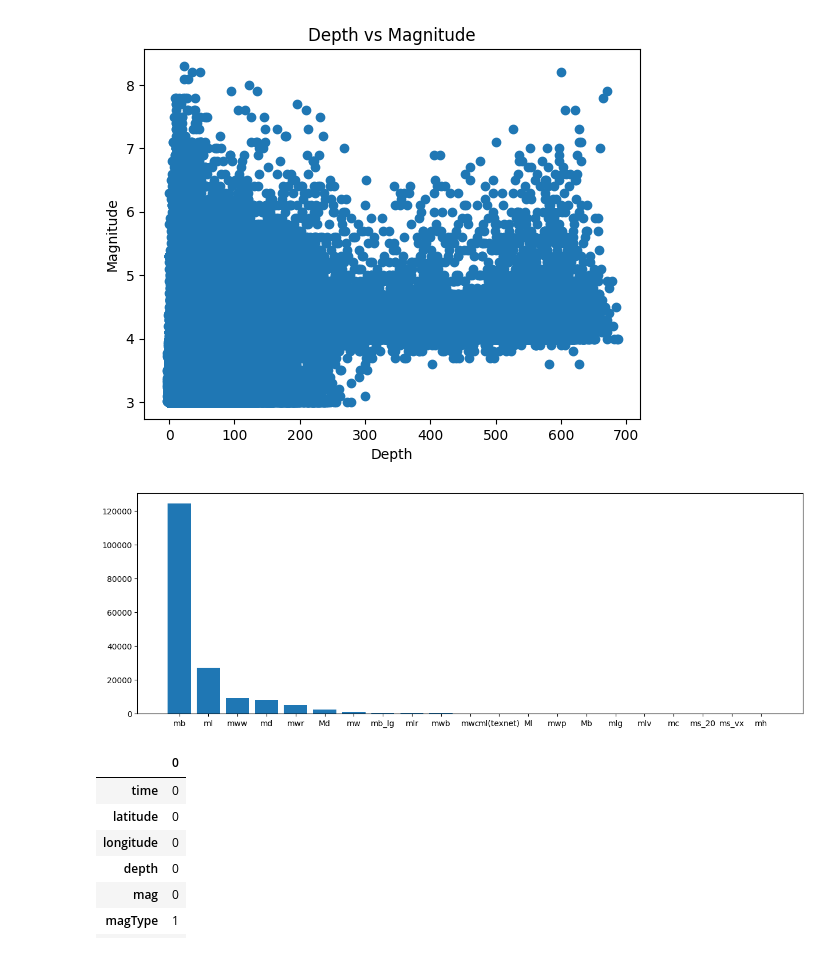
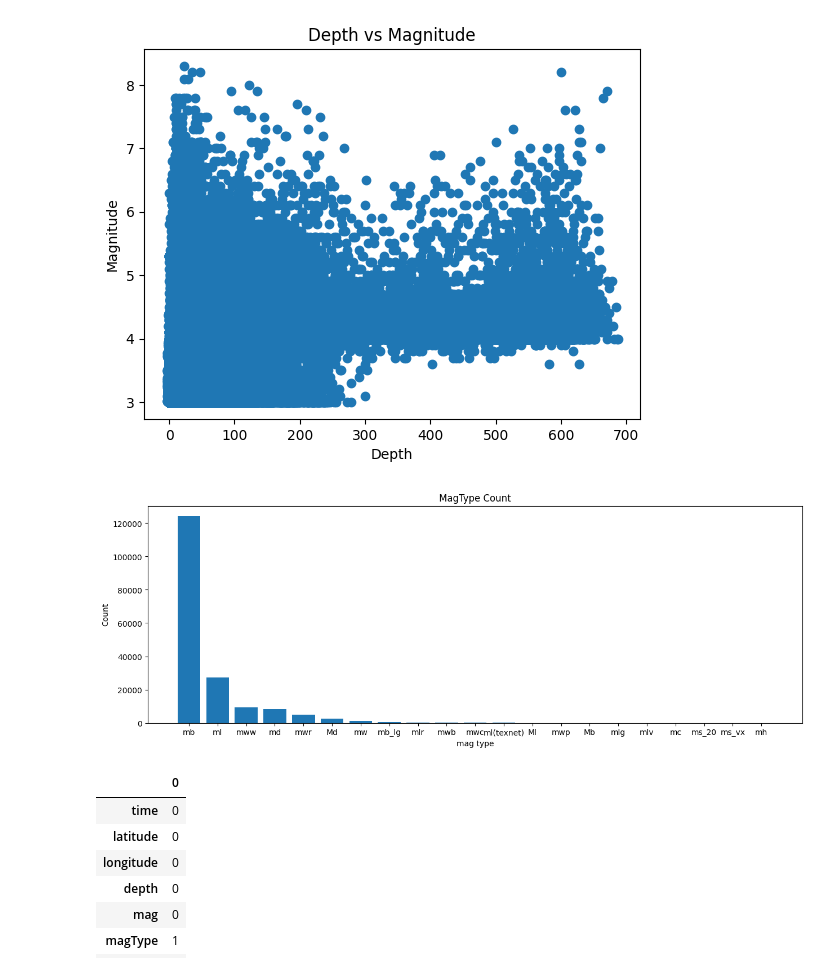
Before and after one commit to CameronKoP4/earthquake-dataset-analysis, a Jupyter notebook: Earthquakes_Dataset.ipynb, the cells around one changed output. Cells and saved outputs as stored; diff of their text form; code cells hidden in the pictures.

```diff
--- a/Earthquakes_Dataset.ipynb
+++ b/Earthquakes_Dataset.ipynb
@@ -96,12 +96,16 @@ plt.show()
 # %%
 magtype_counts = df["magType"].value_counts()
 
 plt.figure(figsize=(15, 5))
 plt.bar(magtype_counts.index, magtype_counts.values)
 
+plt.title("MagType Count")
+plt.xlabel("mag type")
+plt.ylabel("Count")
+
 plt.show()
 # %% [output]
-[figure, old version]
+[figure, new version]
 # %%
 df.isnull().sum()
 # %% [output]
```
Also changed, not shown: parts of 2 cells of this notebook.
